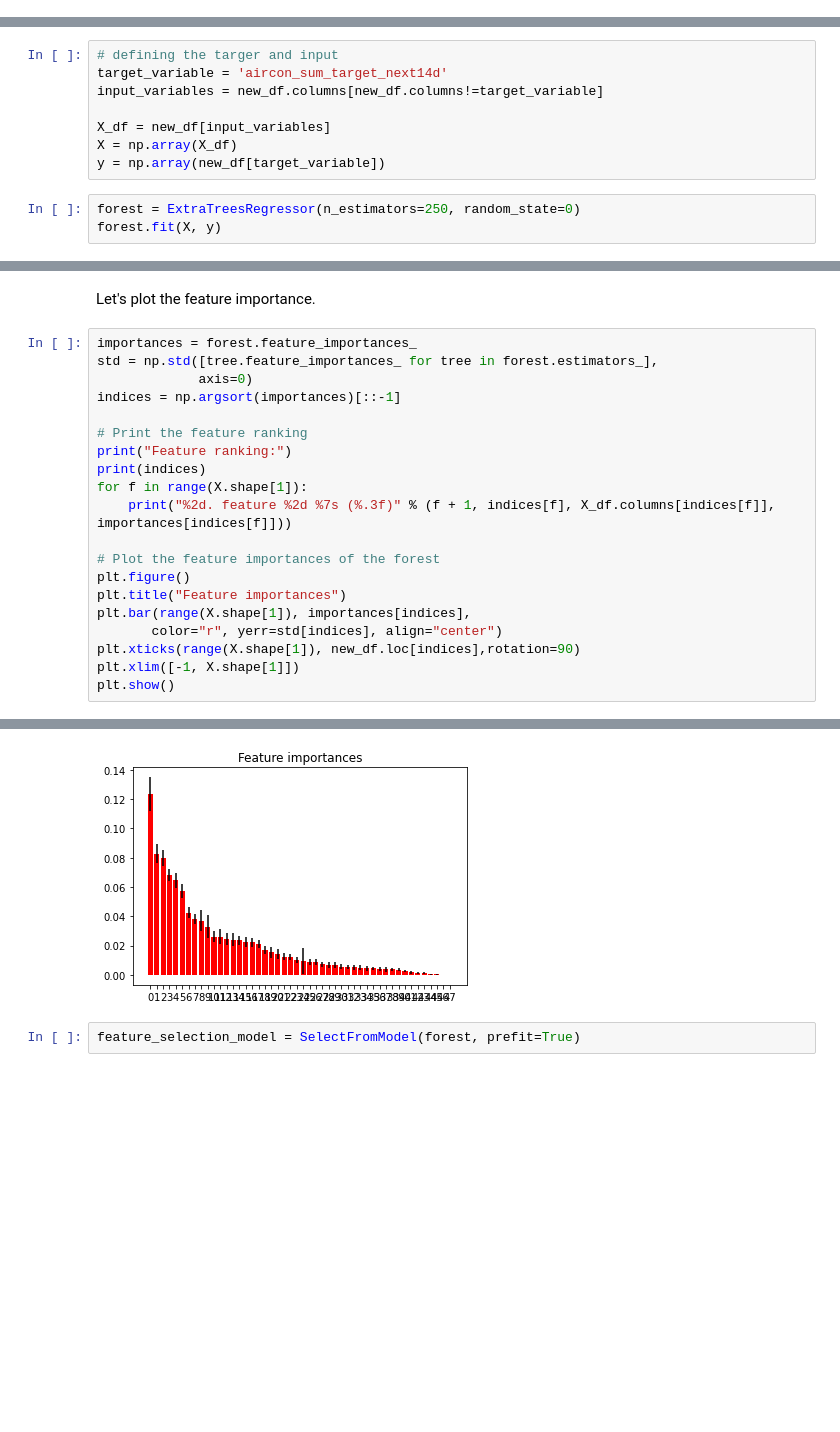
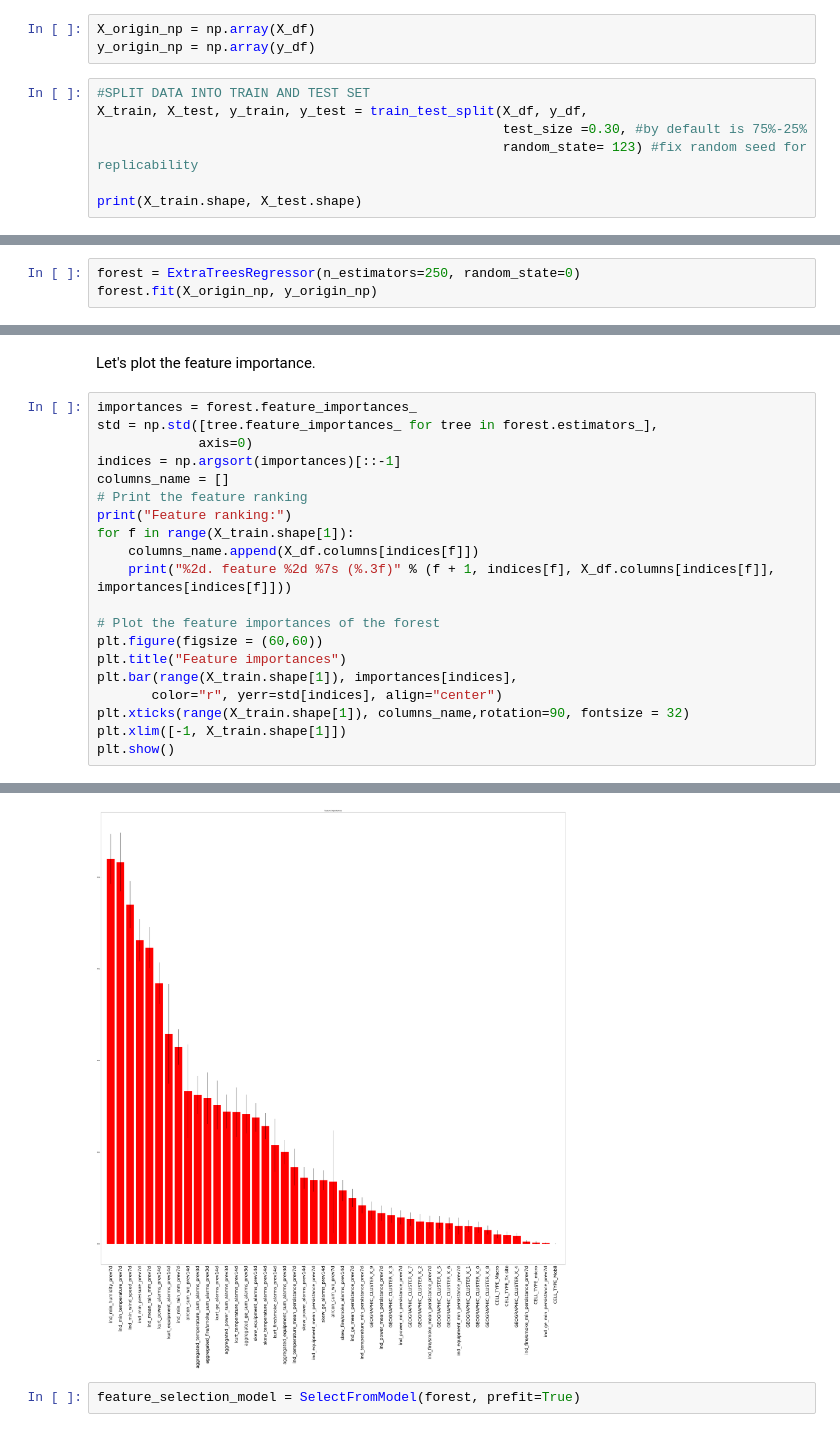
Before and after one commit to taratandel/Predictive-Maintenance, a Jupyter notebook: DMTM2020-Challenge-Part1.ipynb, the cells around one changed output, grey strips where cells are left out. Saved outputs shown, nothing was run; the diff lists cells and outputs as text; blank space fills up the shorter version.

Commit message:
Feature selection random forest

```diff
--- a/DMTM2020-Challenge-Part1.ipynb
+++ b/DMTM2020-Challenge-Part1.ipynb
@@ -655,0 +546,10 @@ cleaned_df = pd.read_csv("concat_df.csv")
+# %%
+X_origin_np = np.array(X_df)
+y_origin_np = np.array(y_df)
+# %%
+#SPLIT DATA INTO TRAIN AND TEST SET
+X_train, X_test, y_train, y_test = train_test_split(X_df, y_df,
+                                                    test_size =0.30, #by default is 75%-25%
+                                                    random_state= 123) #fix random seed for replicability
+
+print(X_train.shape, X_test.shape)
@@ -656,14 +624,6 @@ cleaned_df = pd.read_csv("concat_df.csv")
 # %% [markdown]
 #### 3.5.1 Random Forest
 We now apply a random forest and use its scoring to select the attributes.
-# %%
-# defining the targer and input
-target_variable = 'aircon_sum_target_next14d'
-input_variables = new_df.columns[new_df.columns!=target_variable]
-
-X_df = new_df[input_variables]
-X = np.array(X_df)
-y = np.array(new_df[target_variable])
 # %%
 forest = ExtraTreesRegressor(n_estimators=250, random_state=0)
-forest.fit(X, y)
+forest.fit(X_origin_np, y_origin_np)
@@ -688,20 +640,20 @@ importances = forest.feature_importances_
 std = np.std([tree.feature_importances_ for tree in forest.estimators_],
              axis=0)
 indices = np.argsort(importances)[::-1]
-
+columns_name = []
 # Print the feature ranking
 print("Feature ranking:")
-print(indices)
-for f in range(X.shape[1]):
+for f in range(X_train.shape[1]):
+    columns_name.append(X_df.columns[indices[f]])
     print("%2d. feature %2d %7s (%.3f)" % (f + 1, indices[f], X_df.columns[indices[f]], importances[indices[f]]))
 
 # Plot the feature importances of the forest
-plt.figure()
+plt.figure(figsize = (60,60))
 plt.title("Feature importances")
-plt.bar(range(X.shape[1]), importances[indices],
+plt.bar(range(X_train.shape[1]), importances[indices],
        color="r", yerr=std[indices], align="center")
-plt.xticks(range(X.shape[1]), new_df.loc[indices],rotation=90)
-plt.xlim([-1, X.shape[1]])
+plt.xticks(range(X_train.shape[1]), columns_name,rotation=90, fontsize = 32)
+plt.xlim([-1, X_train.shape[1]])
 plt.show()
 # %% [output]
 Feature ranking:
@@ -725,4 +676,4 @@ ValueError: The number of FixedLocator locations (48), usually from a call to se
-[figure, old version]
+[figure, new version]
 # %%
 feature_selection_model = SelectFromModel(forest, prefit=True)
 # %%
```
Also changed, not shown: parts of 42 cells of this notebook.
